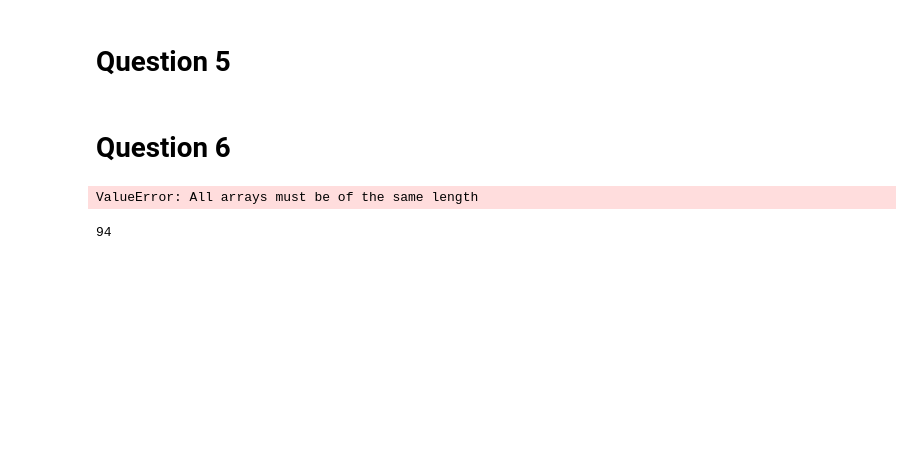
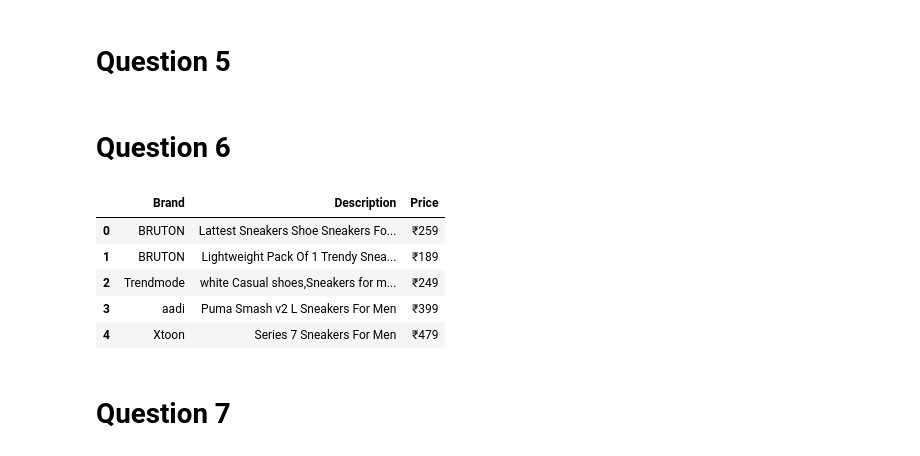
Before and after one commit to zobekenobe/Internship, a Jupyter notebook: Web Scraping Assignment 2 - Selenium.ipynb, the cells around one changed output. Cells and saved outputs as stored; diff of their text form; code cells hidden in the pictures; blank space fills up the shorter version.

Commit message:
Question 6

```diff
--- a/Web Scraping Assignment 2 - Selenium.ipynb
+++ b/Web Scraping Assignment 2 - Selenium.ipynb
@@ -398,6 +398,17 @@ price_df += [_.text for _ in price]
 driver.implicitly_wait(20)
 test = driver.find_elements(By.CLASS_NAME,'_1LKTO3')
 test[1].click()
+# %%
+brand = driver.find_elements(By.XPATH, '//div[@class="_2WkVRV"]')
+brand_df += [_.text for _ in brand]
+description = driver.find_elements(By.XPATH, '//a[@class="IRpwTa"]')
+description_df += [_.text for _ in description]
+price = driver.find_elements(By.XPATH, '//div[@class="_30jeq3"]')
+price_df += [_.text for _ in price]
+
+driver.implicitly_wait(20)
+test = driver.find_elements(By.CLASS_NAME,'_1LKTO3')
+test[1].click()
 # %%
 brand = driver.find_elements(By.XPATH, '//div[@class="_2WkVRV"]')
 brand_df += [_.text for _ in brand]
@@ -411,9 +422,14 @@ df = pd.DataFrame(data = {
     'Description' : description_df[:100],
     'Price' : price_df[:100]
 })
-# %% [output]
-ValueError: All arrays must be of the same length
-# %%
-len(description_df)
-# %% [output]
-94
+# %%
+df.head()
+# %% [output]
+|  | Brand | Description | Price |
+| 0 | BRUTON | Lattest Sneakers Shoe Sneakers Fo... | ₹259 |
+| 1 | BRUTON | Lightweight Pack Of 1 Trendy Snea... | ₹189 |
+| 2 | Trendmode | white Casual shoes,Sneakers for m... | ₹249 |
+| 3 | aadi | Puma Smash v2 L Sneakers For Men | ₹399 |
+| 4 | Xtoon | Series 7 Sneakers For Men | ₹479 |
+# %% [markdown]
+# Question 7
```
Also changed, not shown: parts of 19 cells of this notebook.
